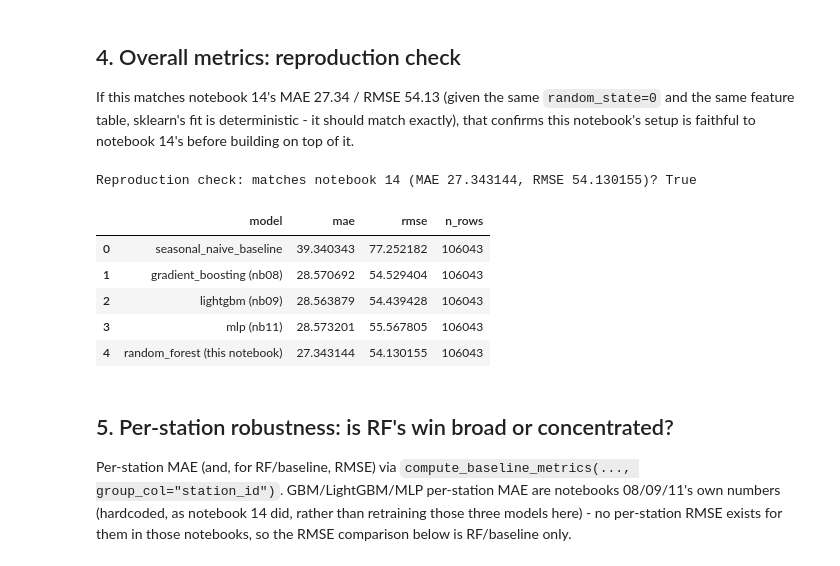
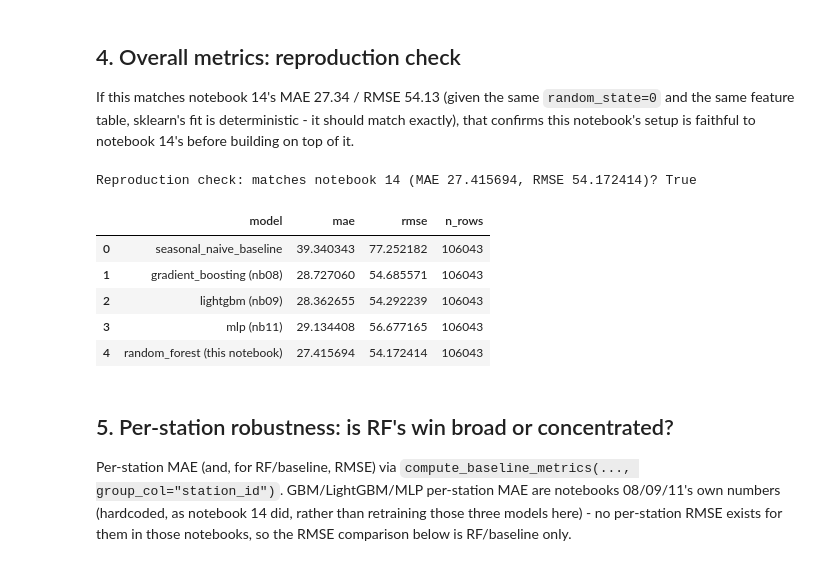
Before and after one commit to flo-fox/muenster-bike-traffic-forecast, a Jupyter notebook: notebooks/16_random_forest_production_readiness.ipynb, the cells around one changed output. Saved outputs shown, nothing was run; the diff lists cells and outputs as text; code cells hidden in the pictures.

```diff
--- a/notebooks/16_random_forest_production_readiness.ipynb
+++ b/notebooks/16_random_forest_production_readiness.ipynb
@@ -223,42 +223,42 @@ setup is faithful to notebook 14's before building on top of it.
 # %%
 baseline_overall = compute_baseline_metrics(
     test_df, prediction_col="baseline_prediction", target_col="target_total_count"
 )
 rf_overall = compute_baseline_metrics(
     test_df, prediction_col="rf_prediction", target_col="target_total_count"
 )
 
 # Reference numbers from notebooks 08/09/11 (same holdout, same feature
 # set) - hardcoded, not retrained, to keep this notebook focused on RF.
-GBM_REFERENCE_OVERALL_MAE = 28.570692
-GBM_REFERENCE_OVERALL_RMSE = 54.529404
-LGBM_REFERENCE_OVERALL_MAE = 28.563879
-LGBM_REFERENCE_OVERALL_RMSE = 54.439428
-MLP_REFERENCE_OVERALL_MAE = 28.573201
-MLP_REFERENCE_OVERALL_RMSE = 55.567805
+GBM_REFERENCE_OVERALL_MAE = 28.727060
+GBM_REFERENCE_OVERALL_RMSE = 54.685571
+LGBM_REFERENCE_OVERALL_MAE = 28.362655
+LGBM_REFERENCE_OVERALL_RMSE = 54.292239
+MLP_REFERENCE_OVERALL_MAE = 29.134408
+MLP_REFERENCE_OVERALL_RMSE = 56.677165
 
 comparison = pd.DataFrame(
     [
         {"model": "seasonal_naive_baseline", **baseline_overall.iloc[0].to_dict()},
         {"model": "gradient_boosting (nb08)", "group": "overall", "mae": GBM_REFERENCE_OVERALL_MAE, "rmse": GBM_REFERENCE_OVERALL_RMSE, "n_rows": 106043},
         {"model": "lightgbm (nb09)", "group": "overall", "mae": LGBM_REFERENCE_OVERALL_MAE, "rmse": LGBM_REFERENCE_OVERALL_RMSE, "n_rows": 106043},
         {"model": "mlp (nb11)", "group": "overall", "mae": MLP_REFERENCE_OVERALL_MAE, "rmse": MLP_REFERENCE_OVERALL_RMSE, "n_rows": 106043},
         {"model": "random_forest (this notebook)", **rf_overall.iloc[0].to_dict()},
     ]
 )[["model", "mae", "rmse", "n_rows"]]
 print(
-    "Reproduction check: matches notebook 14 (MAE 27.343144, RMSE 54.130155)? "
-    f"{np.isclose(rf_overall['mae'].iloc[0], 27.343144) and np.isclose(rf_overall['rmse'].iloc[0], 54.130155)}"
+    "Reproduction check: matches notebook 14 (MAE 27.415694, RMSE 54.172414)? "
+    f"{np.isclose(rf_overall['mae'].iloc[0], 27.415694) and np.isclose(rf_overall['rmse'].iloc[0], 54.172414)}"
 )
 comparison
 # %% [output]
-Reproduction check: matches notebook 14 (MAE 27.343144, RMSE 54.130155)? True
+Reproduction check: matches notebook 14 (MAE 27.415694, RMSE 54.172414)? True
 |  | model | mae | rmse | n_rows |
 | 0 | seasonal_naive_baseline | 39.340343 | 77.252182 | 106043 |
-| 1 | gradient_boosting (nb08) | 28.570692 | 54.529404 | 106043 |
-| 2 | lightgbm (nb09) | 28.563879 | 54.439428 | 106043 |
-| 3 | mlp (nb11) | 28.573201 | 55.567805 | 106043 |
-| 4 | random_forest (this notebook) | 27.343144 | 54.130155 | 106043 |
+| 1 | gradient_boosting (nb08) | 28.727060 | 54.685571 | 106043 |
+| 2 | lightgbm (nb09) | 28.362655 | 54.292239 | 106043 |
+| 3 | mlp (nb11) | 29.134408 | 56.677165 | 106043 |
+| 4 | random_forest (this notebook) | 27.415694 | 54.172414 | 106043 |
 # %% [markdown]
 ## 5. Per-station robustness: is RF's win broad or concentrated?
 
```
Also changed, not shown: parts of 7 cells of this notebook, 5 other files.
